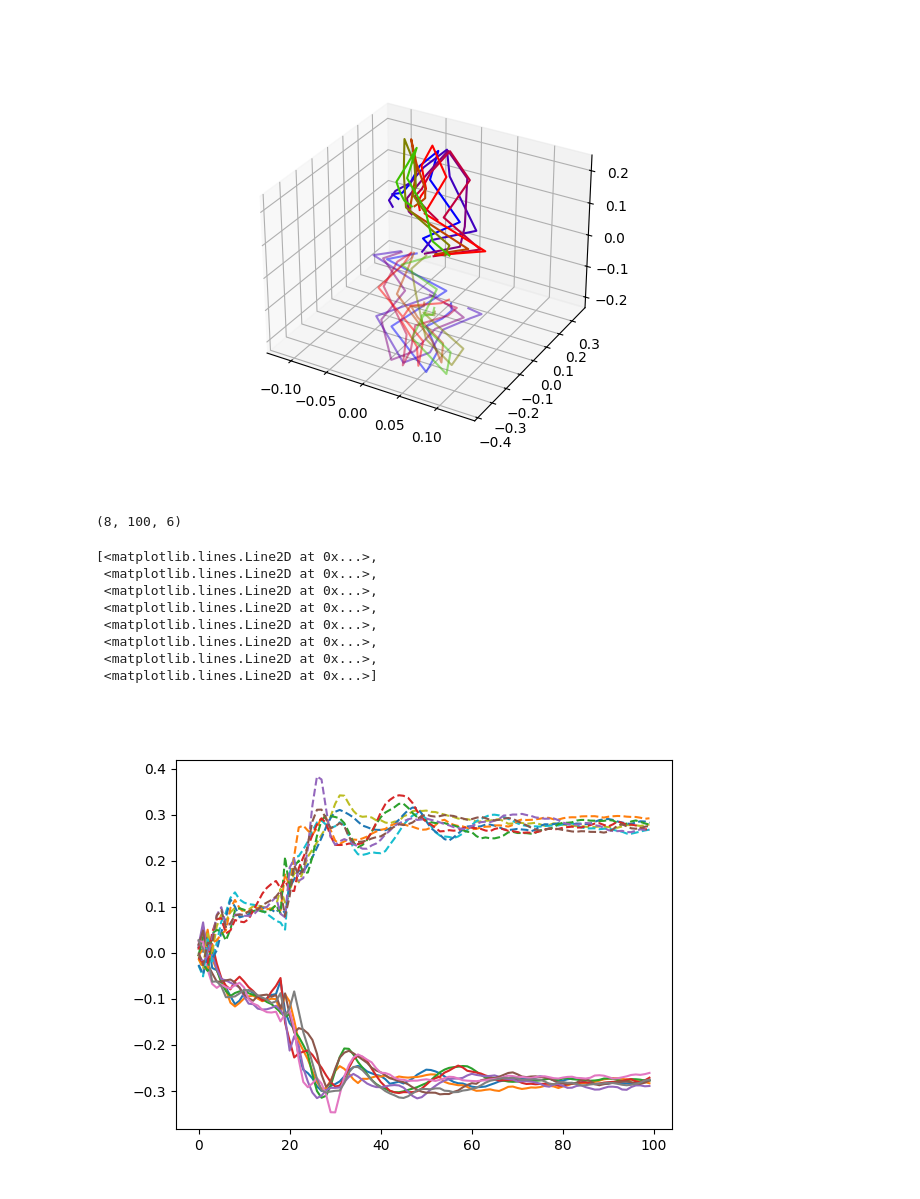
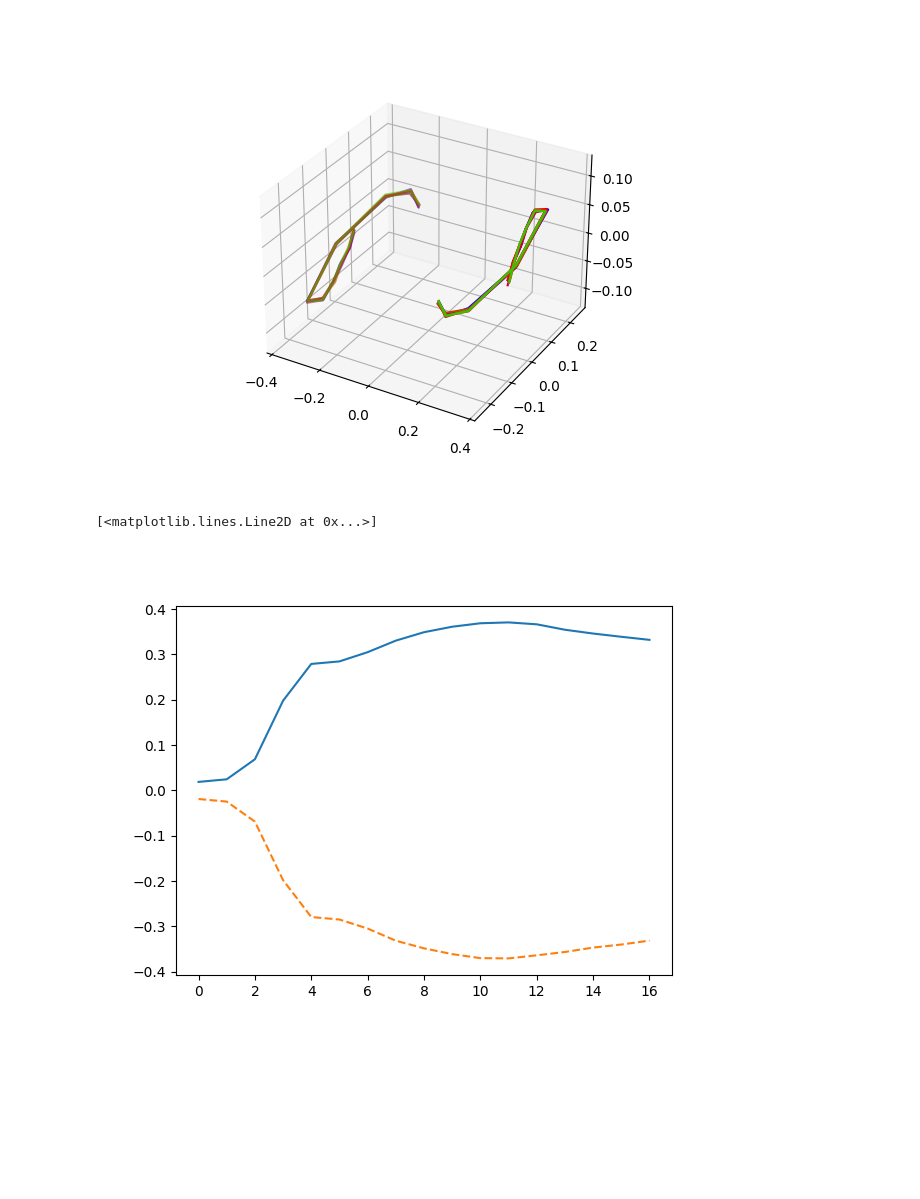
Before and after one commit to mshahbazi1997/MotorSavingModel, a Jupyter notebook: notebooks/Latent_dpca.ipynb, the cells around one changed output. Saved outputs shown, nothing was run; the diff lists cells and outputs as text; code cells hidden in the pictures; blank space fills up the shorter version.

```diff
--- a/notebooks/Latent_dpca.ipynb
+++ b/notebooks/Latent_dpca.ipynb
@@ -22,17 +22,34 @@ model_name = 'model{:02d}'.format(0)
 phase = {'NF1':[0],'FF1':[8],'NF2':[0],'FF2':[8]}
 U = get_data(folder_name,model_name,phase,ff_coef=None) #,batch_size=300,catch_trial_perc=0,condition='train',go_cue_random=False
 
+n_muscle = 6
+weight_file,_,_= get_dir(folder_name,model_name,'NF1',0)
+W = th.load(weight_file)['fc.weight'].numpy()
+_, _, Vh = np.linalg.svd(W, full_matrices=True)
+V = Vh.T
+P = V[:,:n_muscle] # output potent
+N = V[:,n_muscle:] # output null
+
 
 data = []
 for i in range(len(U)):
     data.append(np.array(U[i]['all_hidden'])) # size: n_trials x n_timepoints x n_neurons   (8, 100, 128)
 
-X = np.concatenate([d[:,None,:,:] for d in data], axis=1)
+X = np.concatenate([d[:,None,:17,:] for d in data], axis=1)
 X = X.transpose(3,0,1,2) # neurons x conditions x phase x time
+
+dims = X.shape
+
+X_N = N.T@X.reshape(dims[0],-1)
+X = X_N.reshape(X_N.shape[0],*dims[1:])
+
 #X = X - np.mean(X, axis=(1,2,3))[:,None,None,None]
 
 X_1 = X[:,:,:2,:]
 X_2 = X[:,:,2:,:]
+
+X_1 = X_1-np.mean(X_1, axis=(1,2,3))[:,None,None,None]
+X_2 = X_2-np.mean(X_2, axis=(1,2,3))[:,None,None,None]
 
 # Fit
 dpca = dPCA.dPCA(labels='clt',join={'ct':['c','ct'], 'lt':['l','lt'], 'clt':['cl','clt']}, n_components=6) # {'ct':['c','ct'], 'l':['l'],'lt':['lt'], 'clt':['cl','clt']}
@@ -70,27 +87,16 @@ ax = fig.add_subplot(111, projection='3d')
 
 plot.plot_traj(ax,[x_1,x_2],which_times=list(range(0,10)),plot_scatter=0,dim=3)
 # %% [output]
-[figure, old version]
+[figure, new version]
-# %%
-x_1.shape
-# %% [output]
-(8, 100, 6)
 # %%
 fig = plt.figure()
 x_1[:,:,1].shape
-#plt.plot(np.mean(x_1[:,:,0],axis=0).T)
-#plt.plot(np.mean(x_2[:,:,0],axis=0).T, linestyle='--')
+plt.plot(np.mean(x_1[:,:,0],axis=0).T)
+plt.plot(np.mean(x_2[:,:,0],axis=0).T,linestyle='--')
 
 
-plt.plot(x_1[:,:,0].T)
-plt.plot(x_2[:,:,0].T, linestyle='--')
+#plt.plot(x_1[:,:,0].T)
+#plt.plot(x_2[:,:,0].T, linestyle='--')
 # %% [output]
-[<matplotlib.lines.Line2D at 0x...>,
- <matplotlib.lines.Line2D at 0x...>,
- <matplotlib.lines.Line2D at 0x...>,
- <matplotlib.lines.Line2D at 0x...>,
- <matplotlib.lines.Line2D at 0x...>,
- <matplotlib.lines.Line2D at 0x...>,
- <matplotlib.lines.Line2D at 0x...>,
- <matplotlib.lines.Line2D at 0x...>]
+[<matplotlib.lines.Line2D at 0x...>]
-[figure, old version]
+[figure, new version]
```
Also changed, not shown: parts of 2 cells of this notebook.
